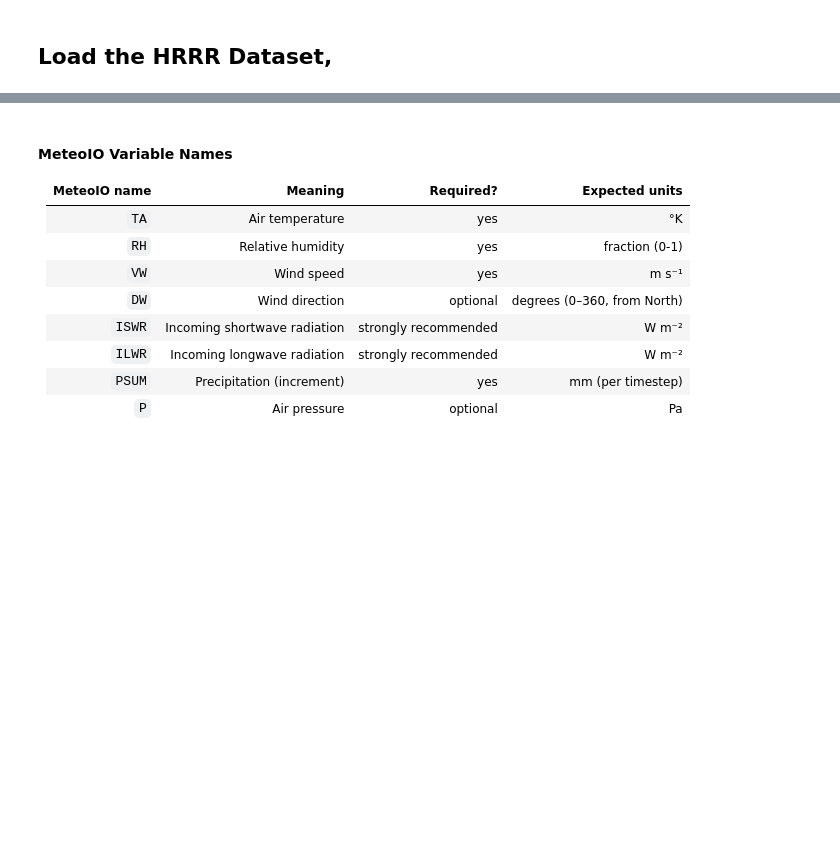
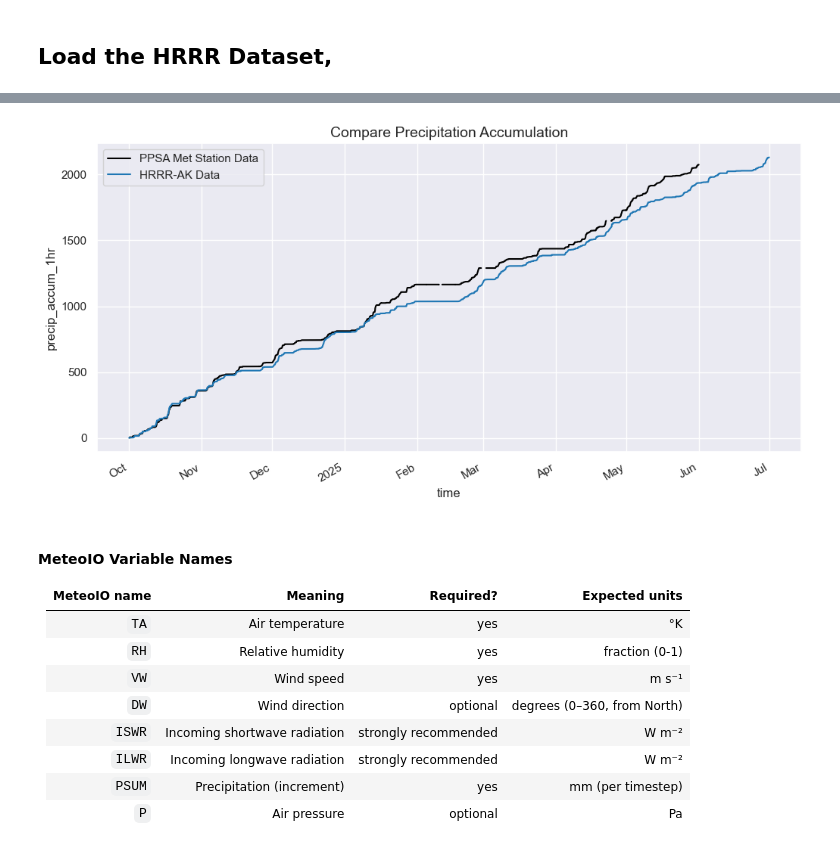
Before and after one commit to cassielumbrazo/snow_modeling_point, a Jupyter notebook: sites/ppsa2/2_create_snowpack_smet_forcing_met_ppsa2.ipynb, the cells around one changed output, grey strips where cells are left out. Saved outputs shown, nothing was run; the diff lists cells and outputs as text; code cells hidden in the pictures; blank space fills up the shorter version.

```diff
--- a/sites/ppsa2/2_create_snowpack_smet_forcing_met_ppsa2.ipynb
+++ b/sites/ppsa2/2_create_snowpack_smet_forcing_met_ppsa2.ipynb
@@ -167,3 +113,11 @@ ds.precip_rate.attrs
+# %%
+df_met['precip_accum_1hr'].cumsum().plot(label='PPSA Met Station Data', color='black')
+ds['precip_accum_1hr'].cumsum().plot(label='HRRR-AK Data', color='tab:blue')
+plt.title('Compare Precipitation Accumulation', fontsize=14)
+plt.legend()
+plt.show()
+# %% [output]
+[figure, added]
 # %% [markdown]
 #### MeteoIO Variable Names
 | MeteoIO name | Meaning                      | Required?            | Expected units              |
```
Also changed, not shown: parts of 16 cells of this notebook.
